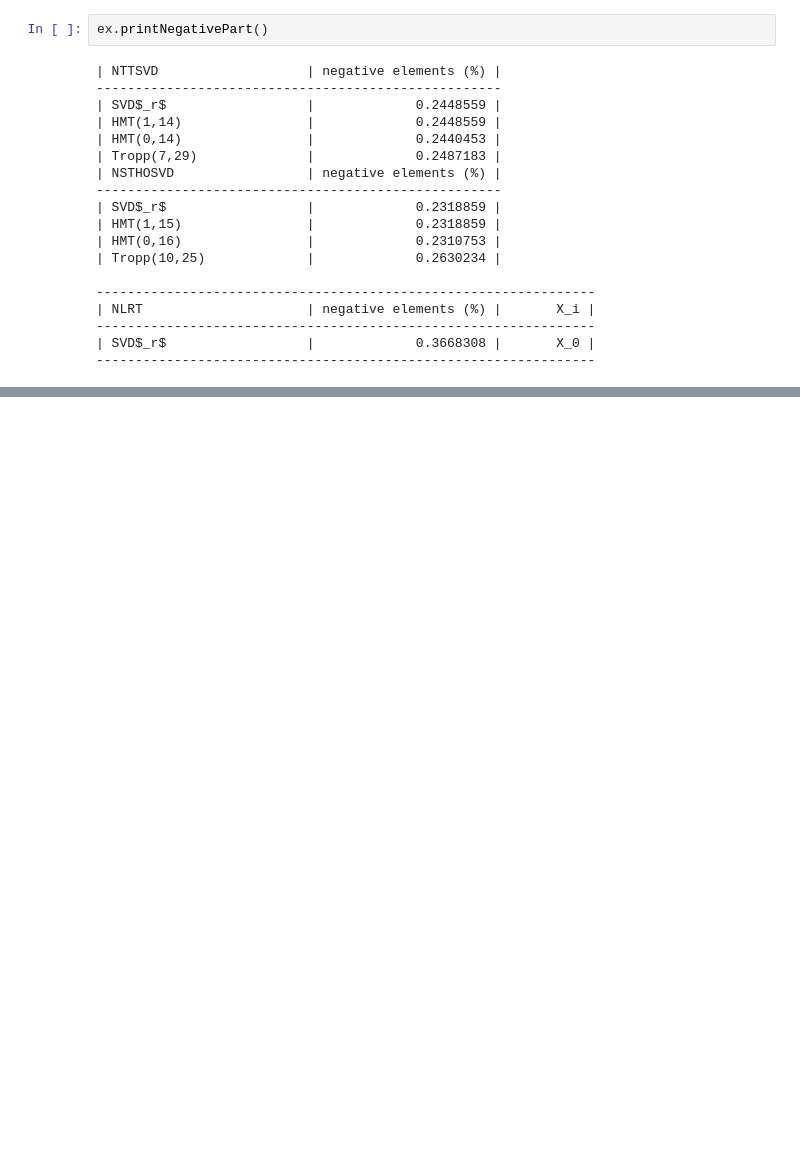
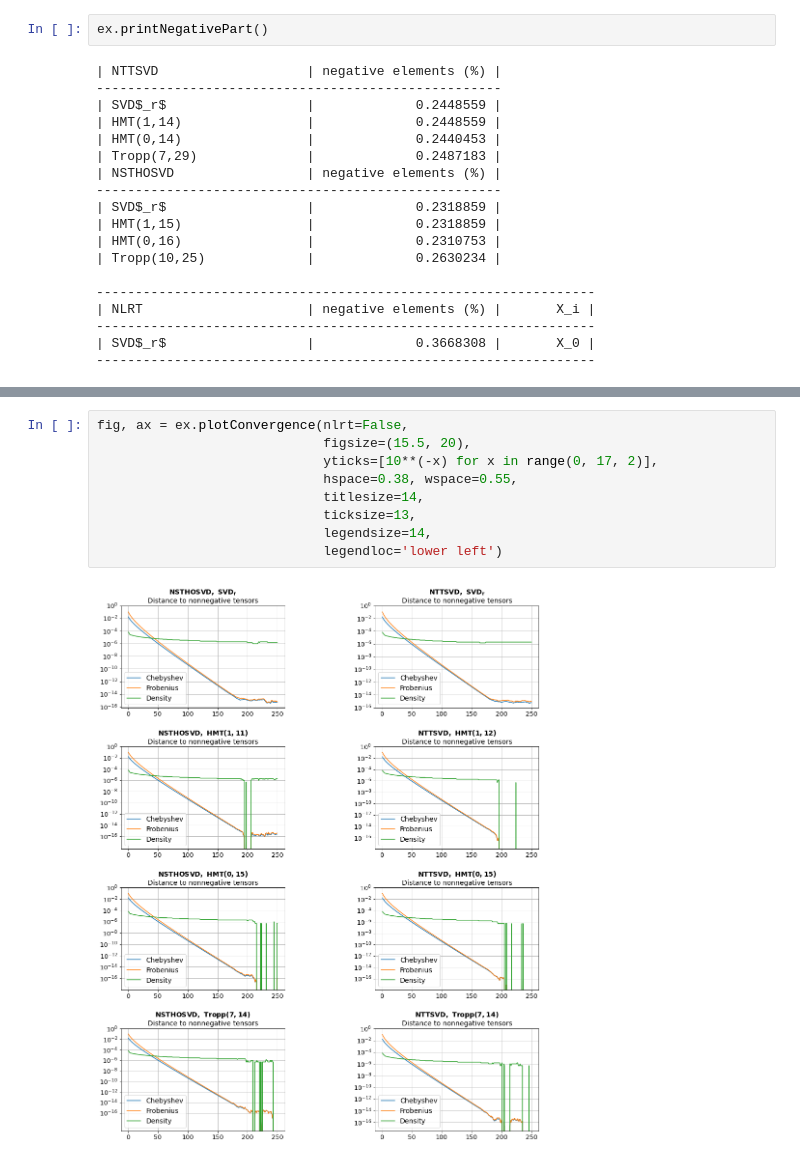
Before and after one commit to azamat11235/NLRTA, a Jupyter notebook: tensor_case.ipynb, the cells around one changed output, grey strips where cells are left out. Drawn from its saved outputs; the diff is of its cells as text; blank space fills up the shorter version.

```diff
--- a/tensor_case.ipynb
+++ b/tensor_case.ipynb
@@ -271,0 +413,11 @@ ex.printNegativePart()
+# %%
+fig, ax = ex.plotConvergence(nlrt=False,
+                             figsize=(15.5, 20),
+                             yticks=[10**(-x) for x in range(0, 17, 2)],
+                             hspace=0.38, wspace=0.55,
+                             titlesize=14,
+                             ticksize=13,
+                             legendsize=14,
+                             legendloc='lower left')
+# %% [output]
+[figure, added]
```
Also changed, not shown: parts of 21 cells of this notebook, 1 other file.
